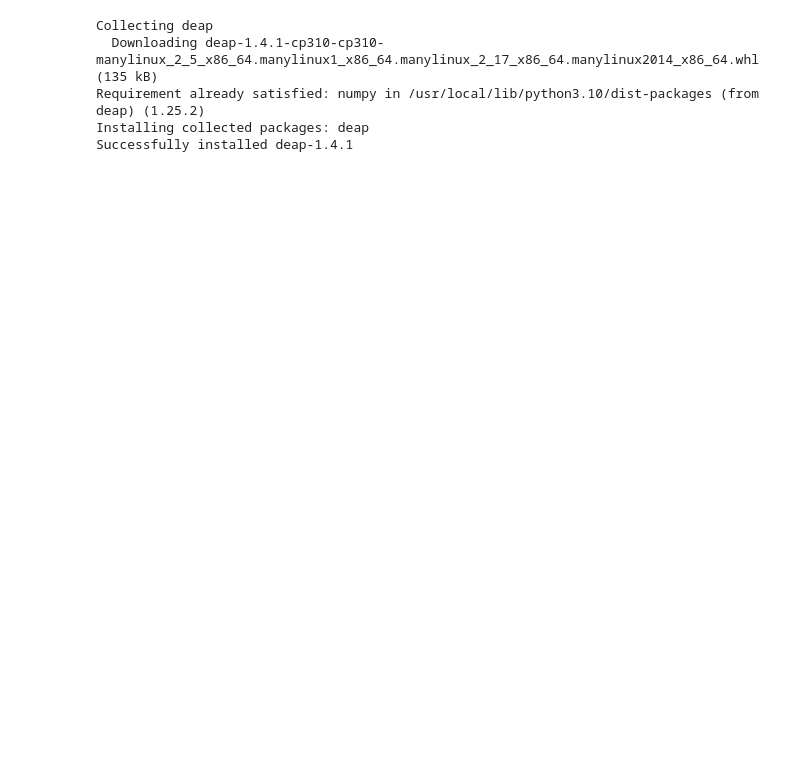
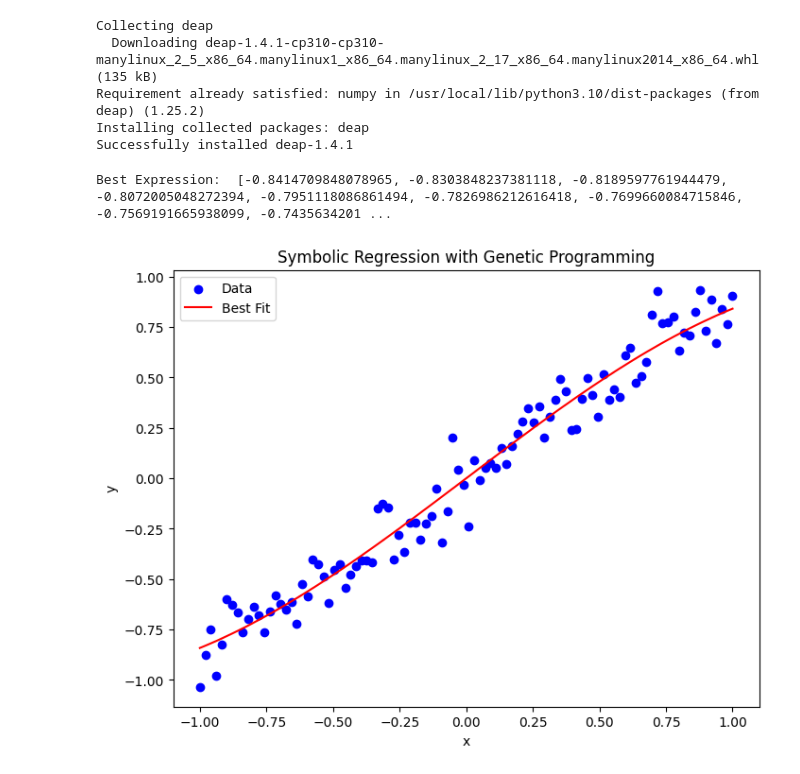
Before and after one commit to yeesem/Soft-Computing, a Jupyter notebook: Tutorial_10_Genetic_Programming.ipynb, the cells around one changed output. Saved outputs shown, nothing was run; the diff lists cells and outputs as text; code cells hidden in the pictures; blank space fills up the shorter version.

```diff
--- a/Tutorial_10_Genetic_Programming.ipynb
+++ b/Tutorial_10_Genetic_Programming.ipynb
@@ -78,0 +94,39 @@ toolbox.register('compile',gp.compile,pset = pset)
+# %%
+# Define parameters
+population_size = 100
+generations = 50
+cxpb = 0.7
+mutpb = 0.3
+
+# Initialize population
+population = toolbox.population(n = population_size)
+
+# Run the evolution
+for gen in range(generations):
+    # algorithms.varAnd: This function is a variation operator that applies crossover
+    # and mutation to a population. It stands for "variation AND", meaning that both
+    # crossover and mutation will be applied to the population.
+    offspring = algorithms.varAnd(population,toolbox,cxpb = cxpb,mutpb = mutpb)
+    fitnesses = toolbox.map(toolbox.evaluate,offspring)
+    # ind.fitness.values = fit assigns the computed fitness value (fit) to the individual's fitness attribute.
+    for ind,fit in zip(offspring,fitnesses):
+      ind.fitness.values = fit
+    population = toolbox.select(offspring,k = len(population))
+
+# Get the best individual
+best_individual = tools.selBest(population,k=1)[0]
+best_expression = toolbox.compile(expr = best_individual)
+print("Best Expression: ",[best_expression(xi) for xi in x])
+
+# Plot the best individual
+plt.figure(figsize = (8,6))
+plt.scatter(x,y,color = 'blue',label = 'Data')
+plt.plot(x,[best_expression(xi) for xi in x],color = 'red',label = 'Best Fit')
+plt.legend()
+plt.xlabel('x')
+plt.ylabel('y')
+plt.title("Symbolic Regression with Genetic Programming")
+plt.show()
+# %% [output]
+Best Expression:  [-0.8414709848078965, -0.8303848237381118, -0.8189597761944479, -0.8072005048272394, -0.7951118086861494, -0.7826986212616418, -0.7699660084715846, -0.7569191665938099, -0.7435634201 ...
+[figure, added]
```
Also changed, not shown: parts of 9 cells of this notebook.
